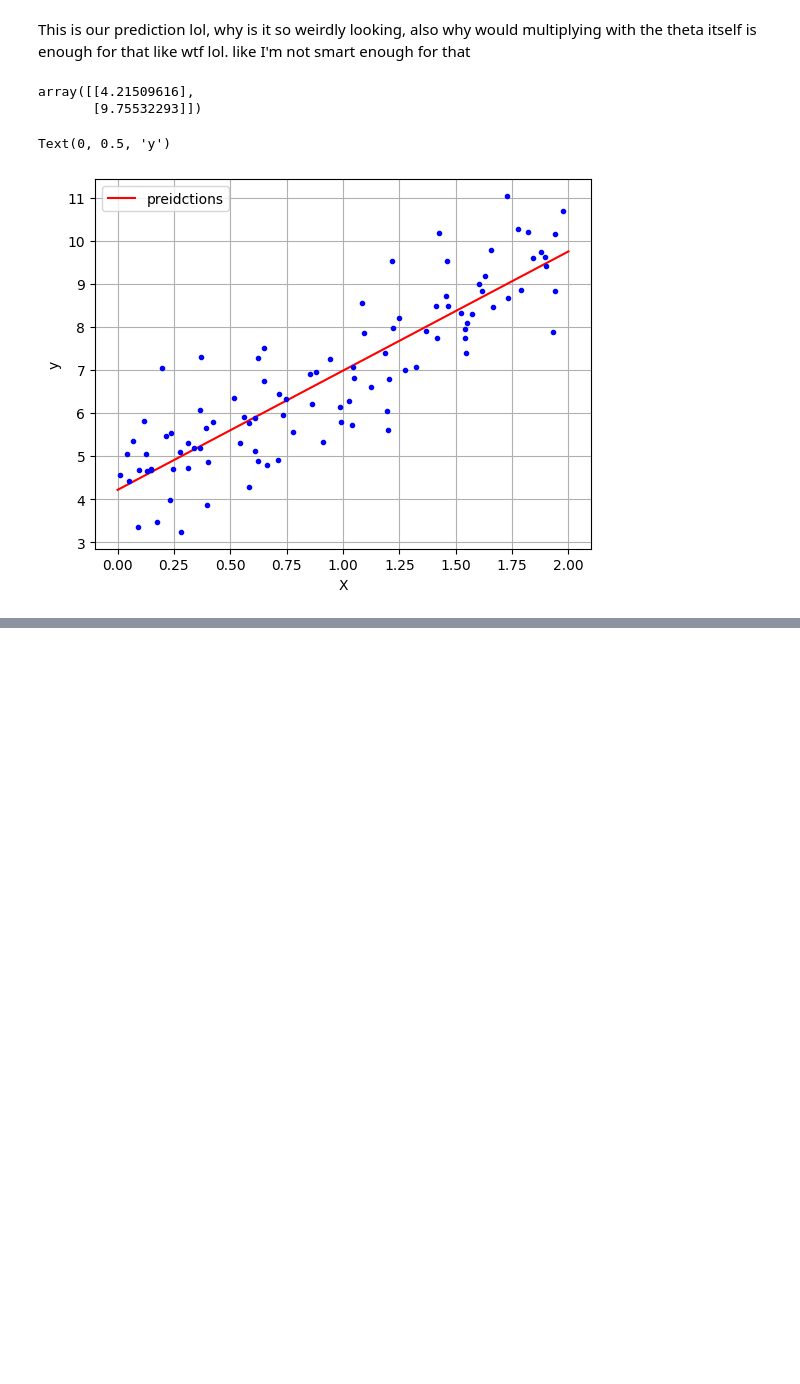
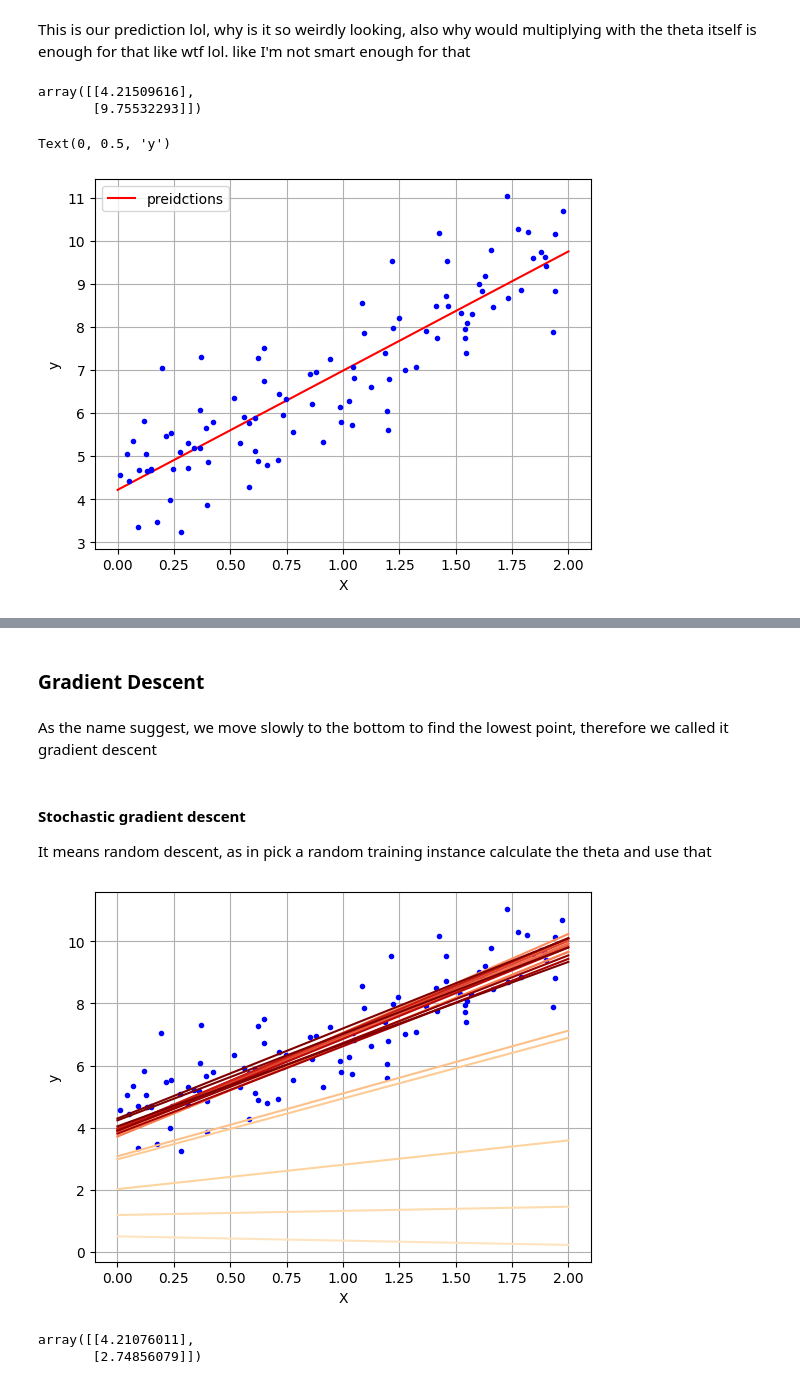
Before and after one commit to BinniesLite/ml_stuff, a Jupyter notebook: c3_training_models/code.ipynb, the cells around one changed output, grey strips where cells are left out. Cells and saved outputs as stored; diff of their text form; code cells hidden in the pictures; blank space fills up the shorter version.

```diff
--- a/c3_training_models/code.ipynb
+++ b/c3_training_models/code.ipynb
@@ -55,0 +71,5 @@ Text(0, 0.5, 'y')
+# %%
+from sklearn.linear_model import LinearRegression
+
+lin_reg = LinearRegression()
+lin_reg.fit(X, y)
@@ -55,0 +89,60 @@ Text(0, 0.5, 'y')
+# %% [markdown]
+### Gradient Descent
+# %% [markdown]
+As the name suggest, we move slowly to the bottom to find the lowest point, therefore we called it gradient descent
+# %%
+eta = 0.1 # learning rate
+n_epochs = 1000 # the number of iteration, each iteration is called an epoch
+
+np.random.seed(42)
+theta = np.random.randn(2, 1) # randomly initialized the starting point
+
+for epoch in range(n_epochs):
+    gradients = 2 / m * X_b.T @ (X_b @ theta - y)
+    theta = theta - eta * gradients # we reduce the current best guess with the step (eta * gradients)
+# %% [markdown]
+#### Stochastic gradient descent
+
+It means random descent, as in pick a random training instance calculate the theta and use that
+# %%
+theta_path_sgd = []  # extra code – we need to store the path of theta in the
+                     #
+                     #          parameter space to plot the next figure
+# %%
+import matplotlib
+
+n_epochs = 50
+t0, t1 = 5, 50 # learning schedule hyperparameters
+
+def learning_schedule(t):
+    return t0 / (t + t1)
+
+np.random.seed(42)
+theta = np.random.randn(2, 1) # random initialization
+
+plt.plot(X, y, "b.")
+plt.grid()
+plt.xlabel("X")
+plt.ylabel("y")
+
+n_shown = 20
+
+for epoch in range(n_epochs):
+    for iteration in range(m):
+        random_index = np.random.randint(m)
+
+        # Code to draw a beautiful plot
+        if epoch == 0 and iteration < n_shown:
+            y_predict = X_new_b @ theta
+            color = matplotlib.colors.rgb2hex(plt.cm.OrRd(iteration / n_shown + 0.15))
+            plt.plot(X_new, y_predict, color=color)
+
+        xi = X_b[random_index : random_index + 1]
+        yi = y[random_index : random_index + 1]
+        gradients = 2 * xi.T @ (xi @ theta - yi) # for stochastic (random) descent, do not divide by m
+        eta = learning_schedule(epoch * m + iteration)
+        theta = theta - eta * gradients
+
+        theta_path_sgd.append(theta)
+# %% [output]
+[figure, added]
@@ -55,0 +157,5 @@ Text(0, 0.5, 'y')
+# %%
+theta
+# %% [output]
+array([[4.21076011],
+       [2.74856079]])
```
Also changed, not shown: parts of 11 cells of this notebook.
